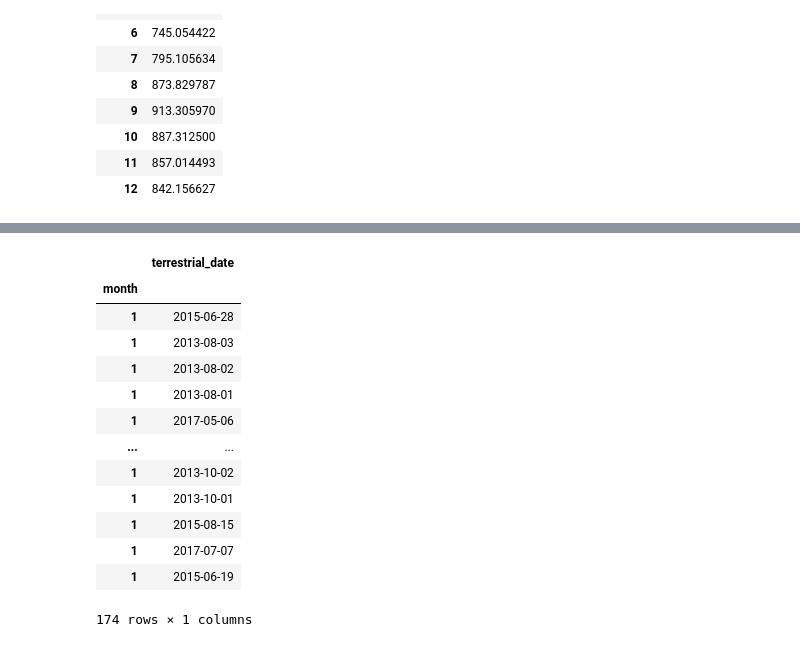
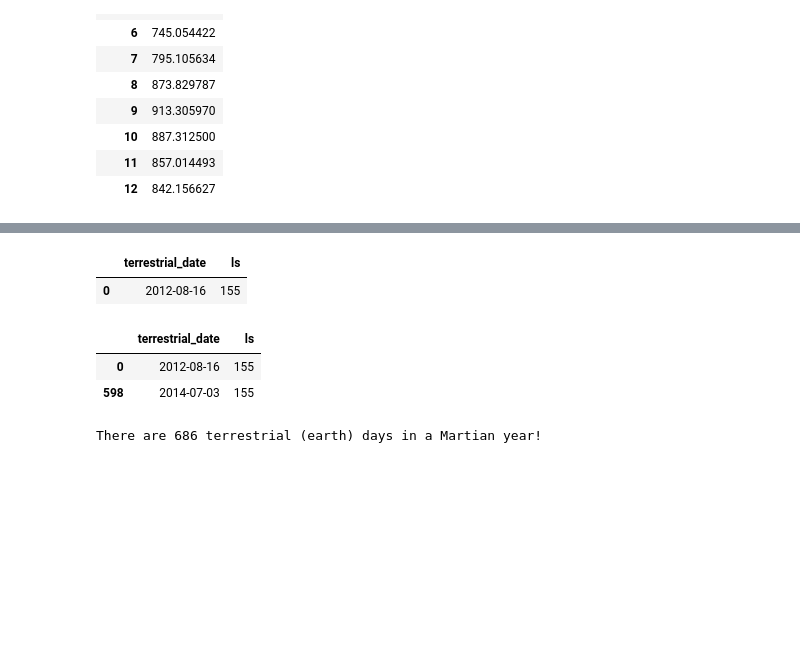
Before and after one commit to latoyawenzinger/Web_Scraping_Challenge, a Jupyter notebook: Mars_Weather.ipynb, the cells around one changed output, grey strips where cells are left out. Drawn from its saved outputs; the diff is of its cells as text; code cells hidden in the pictures; blank space fills up the shorter version.

```diff
--- a/Mars_Weather.ipynb
+++ b/Mars_Weather.ipynb
@@ -183,19 +200,27 @@ plt.show()
 # %%
 # How many terrestrial (earth) days are there in a Martian year?
-days_df = mars_table[['month', 'terrestrial_date']].set_index('month').sort_index()
-# 4. Average pressure by Martian month
+# find the first date of the table and longitude
+days_df = mars_table[['terrestrial_date', 'ls']]
+days_df.head(1)
 # %% [output]
-|  | terrestrial_date |
-| month |  |
-| 1 | 2015-06-28 |
-| 1 | 2013-08-03 |
-| 1 | 2013-08-02 |
-| 1 | 2013-08-01 |
-| 1 | 2017-05-06 |
-| ... | ... |
-| 1 | 2013-10-02 |
-| 1 | 2013-10-01 |
-| 1 | 2015-08-15 |
-| 1 | 2017-07-07 |
-| 1 | 2015-06-19 |
+|  | terrestrial_date | ls |
+| 0 | 2012-08-16 | 155 |
-174 rows × 1 columns
+# %%
+# solar latitude should be in the same position at the one year mark
+# find the all dates that have the same latitude as first day of exploration
+same_longitude = days_df.loc[days_df['ls'] == 155]
+same_longitude.head(2)
+# %% [output]
+|  | terrestrial_date | ls |
+| 0 | 2012-08-16 | 155 |
+| 598 | 2014-07-03 | 155 |
+# %%
+# find how many days are between both terrestrial dates
+from datetime import date
+first_date = date(2012, 8, 16)
+last_date = date(2014, 7, 3)
+days = last_date - first_date
+# answer: How many terrestrial (earth) days are there in a Martian year?
+print(f'There are {days.days} terrestrial (earth) days in a Martian year!')
+# %% [output]
+There are 686 terrestrial (earth) days in a Martian year!
```
Also changed, not shown: parts of 5 cells of this notebook.
